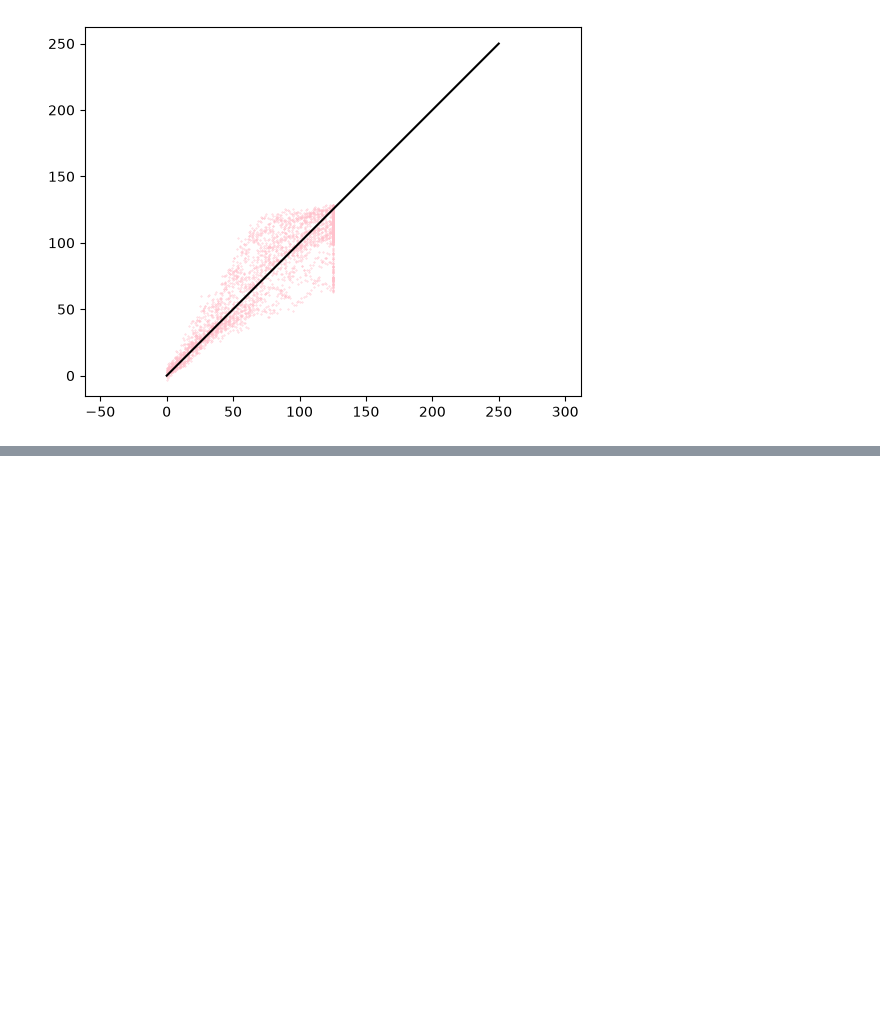
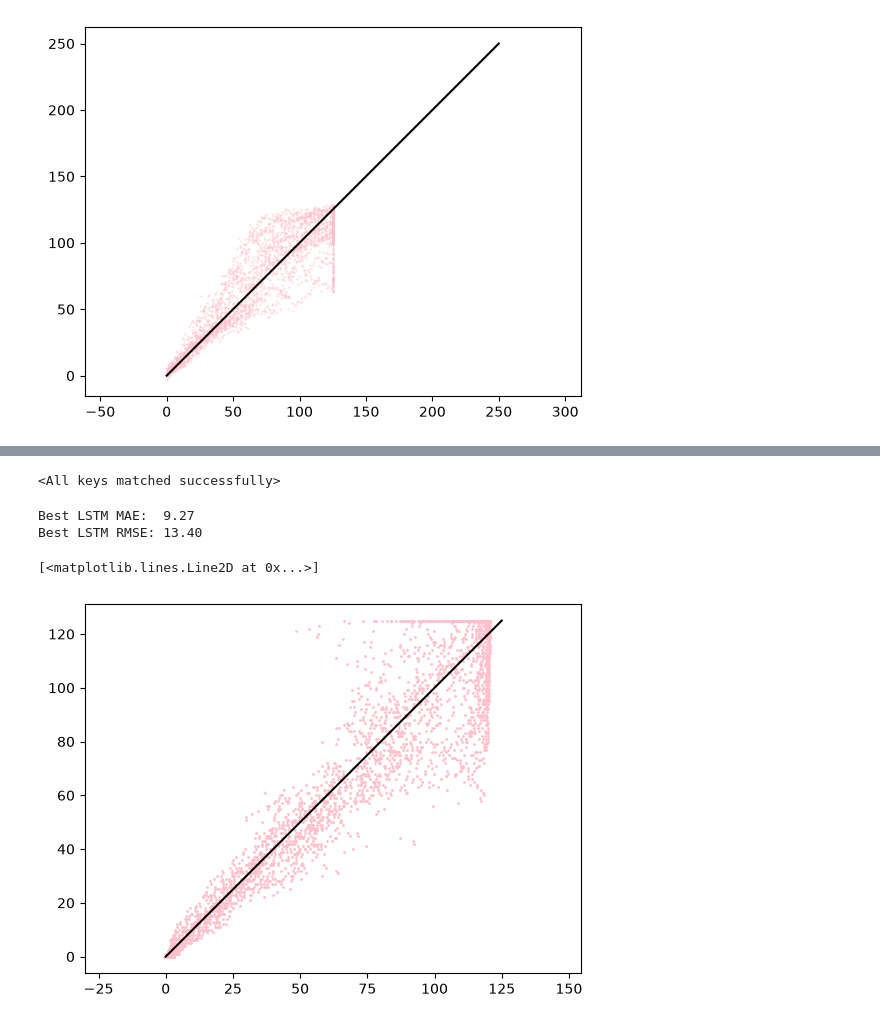
Before and after one commit to iamprakhar10/aircraft-rul-predictor, a Jupyter notebook: notebooks/01_explore_fd001.ipynb, the cells around one changed output, grey strips where cells are left out. Cells and saved outputs as stored; diff of their text form; code cells hidden in the pictures; blank space fills up the shorter version.

Commit message:
LSTM model applied + saved

```diff
--- a/notebooks/01_explore_fd001.ipynb
+++ b/notebooks/01_explore_fd001.ipynb
@@ -915,0 +1263,12 @@ plt.axis('equal')
+# %%
+model = RULPredictor(
+    input_size=input_size,
+    hidden_size=64,
+    num_layers=1
+)
+
+criterion = nn.MSELoss()
+optimizer = torch.optim.Adam(
+    model.parameters(),
+    lr=.001,
+)
@@ -915,0 +1363,36 @@ plt.axis('equal')
+# %%
+model.load_state_dict(best_model_state)
+# %% [output]
+<All keys matched successfully>
+# %%
+model.eval()
+
+with torch.no_grad():
+    val_predictions_lstm = model(
+        X_val_tensor
+    ).numpy()
+
+lstm_mae = mean_absolute_error(
+    y_val_seq,
+    val_predictions_lstm
+)
+
+lstm_rmse = np.sqrt(
+    mean_squared_error(
+        y_val_seq,
+        val_predictions_lstm
+    )
+)
+
+print(f"Best LSTM MAE:  {lstm_mae:.2f}")
+print(f"Best LSTM RMSE: {lstm_rmse:.2f}")
+# %% [output]
+Best LSTM MAE:  9.27
+Best LSTM RMSE: 13.40
+# %%
+plt.scatter(val_predictions_lstm, y_val_seq, c='pink', s=1)
+plt.axis('equal')
+plt.plot([0,125], [0,125], c='black')
+# %% [output]
+[<matplotlib.lines.Line2D at 0x...>]
+[figure, added]
```
Also changed, not shown: parts of 24 cells of this notebook, 3 other files.
